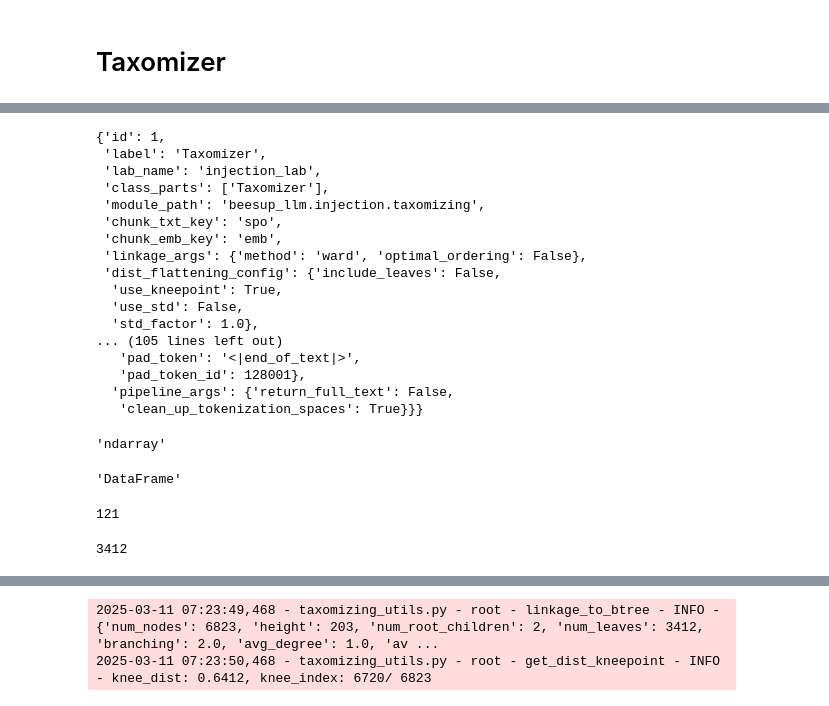
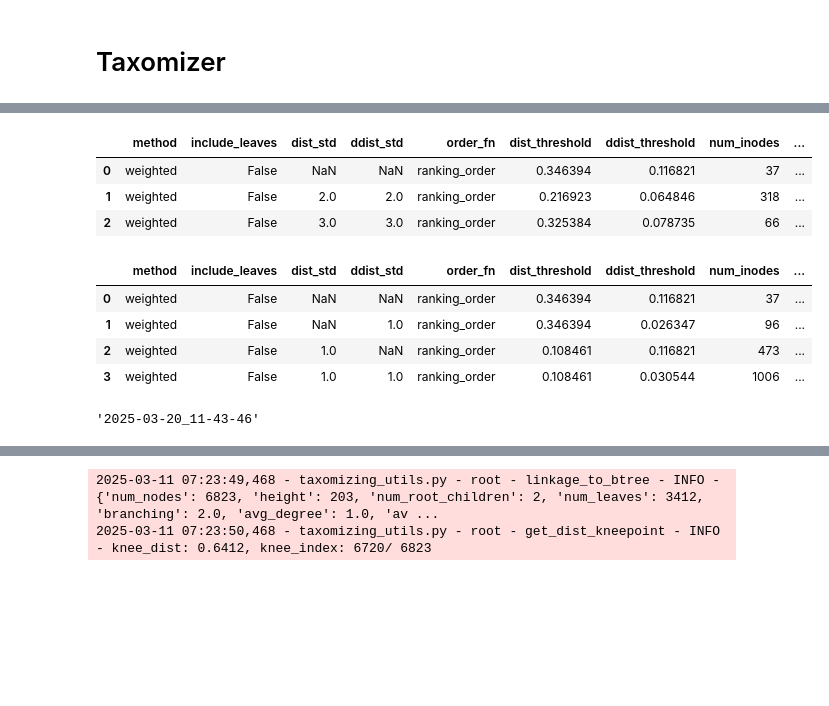
Before and after one commit to fee1ix/beesup_injection_lab, a Jupyter notebook: injection_notebook.ipynb, the cells around one changed output, grey strips where cells are left out. Drawn from its saved outputs; the diff is of its cells as text; code cells hidden in the pictures; blank space fills up the shorter version.

```diff
--- a/injection_notebook.ipynb
+++ b/injection_notebook.ipynb
@@ -599,45 +560,2 @@ taxomizer_config
 # %%
 reimport()
-# %%
-taxomizer=Taxomizer(-1)
-taxomizer.config
-
-use_kneepoint=True
-
-taxomizer.dist_flattening_config=dict(include_leaves=False, use_kneepoint=True, use_std= not use_kneepoint, std_factor=1.0)
-taxomizer.ddist_flattening_config=dict(include_leaves=False, use_kneepoint=True, use_std= not use_kneepoint, std_factor=1.0)
-taxomizer.config
-# %% [output]
-{'id': 1,
- 'label': 'Taxomizer',
- 'lab_name': 'injection_lab',
- 'class_parts': ['Taxomizer'],
- 'module_path': 'beesup_llm.injection.taxomizing',
- 'chunk_txt_key': 'spo',
- 'chunk_emb_key': 'emb',
- 'linkage_args': {'method': 'ward', 'optimal_ordering': False},
- 'dist_flattening_config': {'include_leaves': False,
-  'use_kneepoint': True,
-  'use_std': False,
-  'std_factor': 1.0},
-... (105 lines left out)
-   'pad_token': '<|end_of_text|>',
-   'pad_token_id': 128001},
-  'pipeline_args': {'return_full_text': False,
-   'clean_up_tokenization_spaces': True}}}
-# %%
-taxomizer.linkage_matrix.__class__.__name__
-# %% [output]
-'ndarray'
-# %%
-taxomizer.df.__class__.__name__
-# %% [output]
-'DataFrame'
-# %%
-taxomizer.bin_tree.height
-# %% [output]
-121
-# %%
-len(taxomizer.bin_tree.leaves)
-# %% [output]
-3412
@@ -643,0 +597,22 @@ len(taxomizer.bin_tree.leaves)
+# %%
+os.environ["TOKENIZERS_PARALLELISM"] = "false"
+with Pool(processes=min(len(variations),os.cpu_count())) as executor:
+    variations_data = executor.map(fetch_var_dict, variations)
+
+variations_df=pd.DataFrame(variations_data)
+variations_df
+# %% [output]
+|  | method | include_leaves | dist_std | ddist_std | order_fn | dist_threshold | ddist_threshold | num_inodes | ... |
+| 0 | weighted | False | NaN | NaN | ranking_order | 0.346394 | 0.116821 | 37 | ... |
+| 1 | weighted | False | 2.0 | 2.0 | ranking_order | 0.216923 | 0.064846 | 318 | ... |
+| 2 | weighted | False | 3.0 | 3.0 | ranking_order | 0.325384 | 0.078735 | 66 | ... |
+# %%
+variations_df['skip']=False
+variations_df.loc[variations_df.num_inodes>200,'skip']=True
+variations_df
+# %% [output]
+|  | method | include_leaves | dist_std | ddist_std | order_fn | dist_threshold | ddist_threshold | num_inodes | ... |
+| 0 | weighted | False | NaN | NaN | ranking_order | 0.346394 | 0.116821 | 37 | ... |
+| 1 | weighted | False | NaN | 1.0 | ranking_order | 0.346394 | 0.026347 | 96 | ... |
+| 2 | weighted | False | 1.0 | NaN | ranking_order | 0.108461 | 0.116821 | 473 | ... |
+| 3 | weighted | False | 1.0 | 1.0 | ranking_order | 0.108461 | 0.030544 | 1006 | ... |
@@ -643,0 +639,4 @@ len(taxomizer.bin_tree.leaves)
+# %%
+get_timestamp()
+# %% [output]
+'2025-03-20_11-43-46'
```
Also changed, not shown: parts of 22 cells of this notebook.
